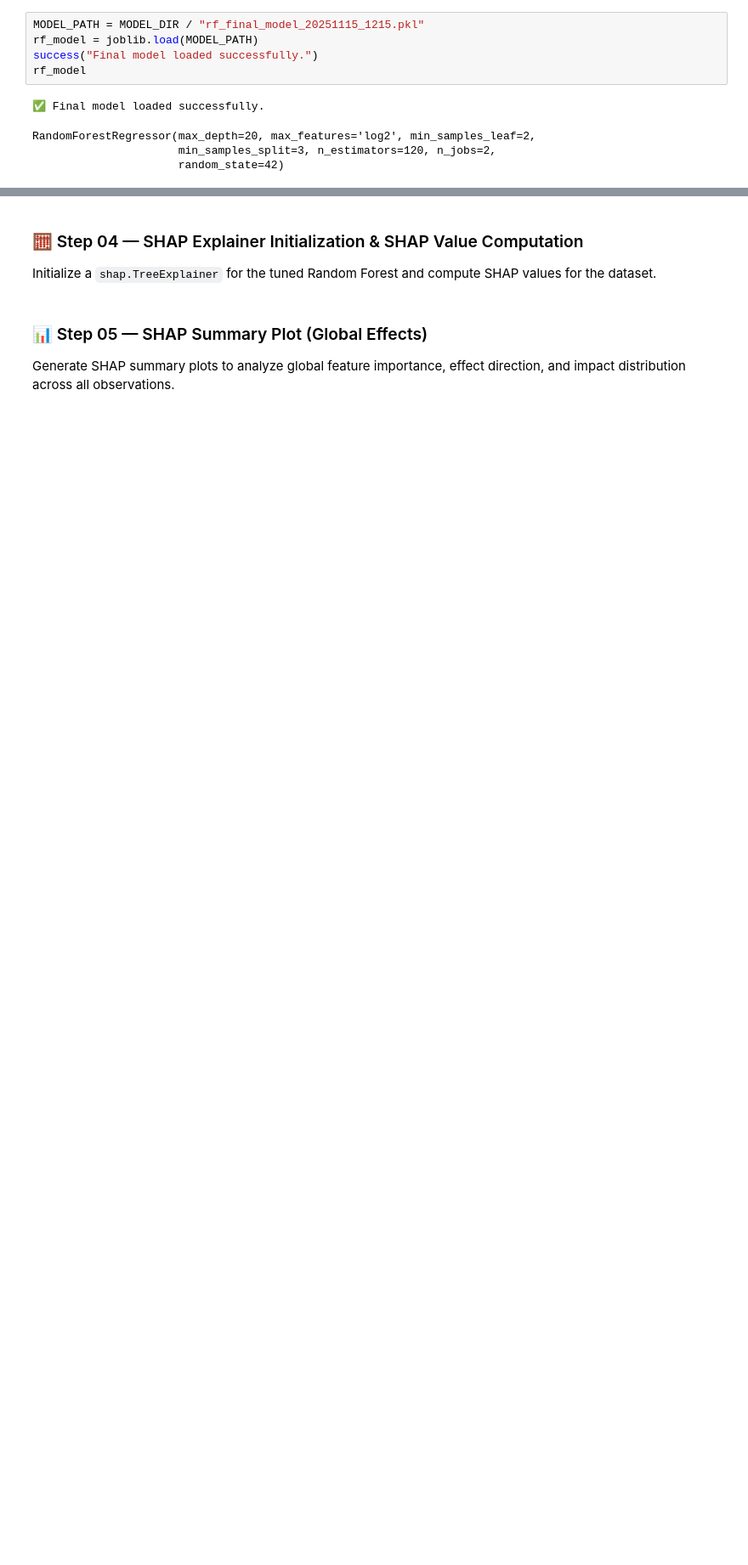
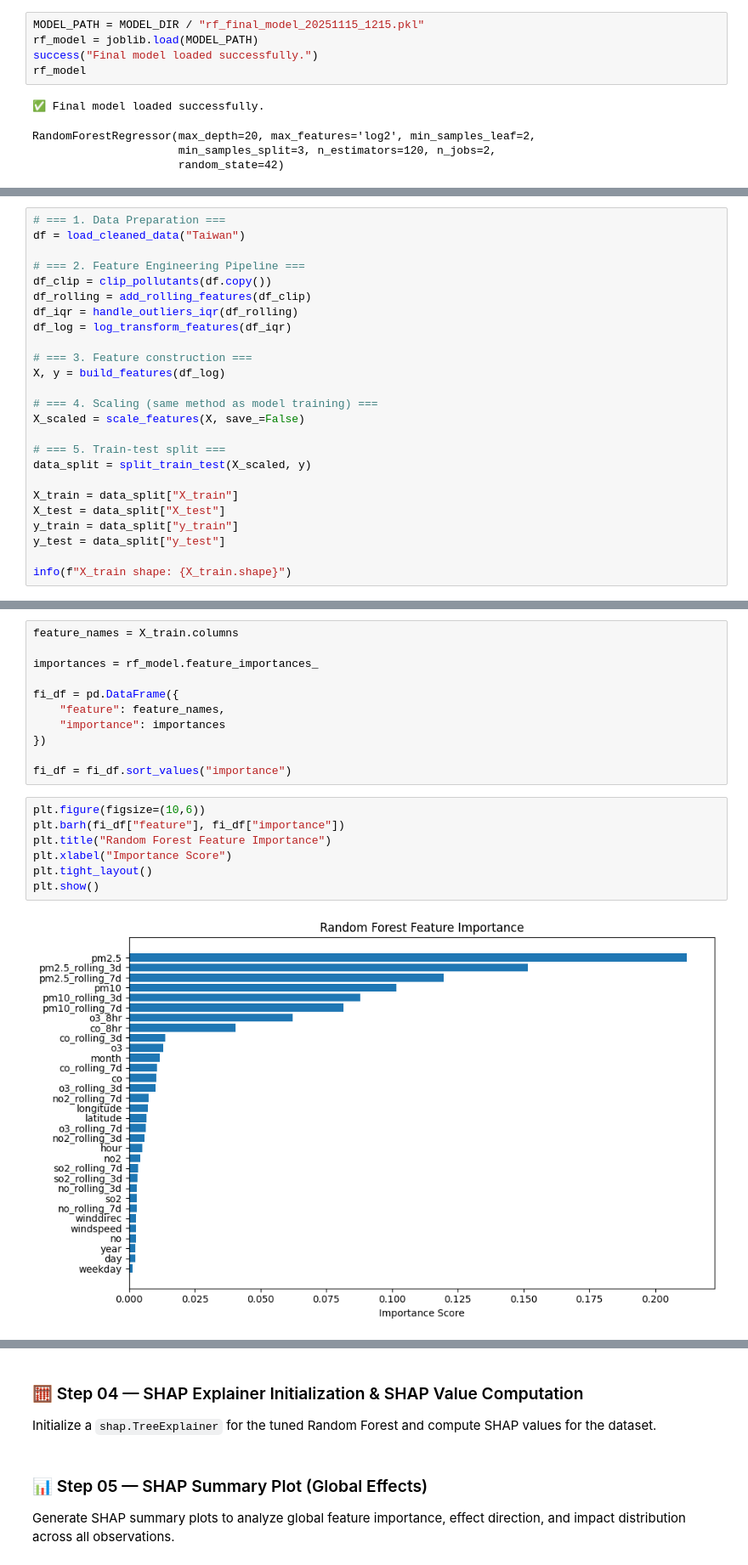
Before and after one commit to chgwyellow/air_pollution_analysis, a Jupyter notebook: notebook/06_model_explainability_shap_analysis.ipynb, the cells around one changed output, grey strips where cells are left out. Shown at 85% size. Saved outputs shown, nothing was run; the diff lists cells and outputs as text; blank space fills up the shorter version.

Commit message:
Found the feature importance.

```diff
--- a/notebook/06_model_explainability_shap_analysis.ipynb
+++ b/notebook/06_model_explainability_shap_analysis.ipynb
@@ -47,0 +69,25 @@ Extract and visualize `feature_importances_` to obtain a global ranking of predi
+# %%
+# === 1. Data Preparation ===
+df = load_cleaned_data("Taiwan")
+
+# === 2. Feature Engineering Pipeline ===
+df_clip = clip_pollutants(df.copy())
+df_rolling = add_rolling_features(df_clip)
+df_iqr = handle_outliers_iqr(df_rolling)
+df_log = log_transform_features(df_iqr)
+
+# === 3. Feature construction ===
+X, y = build_features(df_log)
+
+# === 4. Scaling (same method as model training) ===
+X_scaled = scale_features(X, save_=False)
+
+# === 5. Train-test split ===
+data_split = split_train_test(X_scaled, y)
+
+X_train = data_split["X_train"]
+X_test = data_split["X_test"]
+y_train = data_split["y_train"]
+y_test = data_split["y_test"]
+
+info(f"X_train shape: {X_train.shape}")
@@ -47,0 +106,20 @@ Extract and visualize `feature_importances_` to obtain a global ranking of predi
+# %%
+feature_names = X_train.columns
+
+importances = rf_model.feature_importances_
+
+fi_df = pd.DataFrame({
+    "feature": feature_names,
+    "importance": importances
+})
+
+fi_df = fi_df.sort_values("importance")
+# %%
+plt.figure(figsize=(10,6))
+plt.barh(fi_df["feature"], fi_df["importance"])
+plt.title("Random Forest Feature Importance")
+plt.xlabel("Importance Score")
+plt.tight_layout()
+plt.show()
+# %% [output]
+[figure, added]
```
Also changed, not shown: parts of 5 cells of this notebook.
